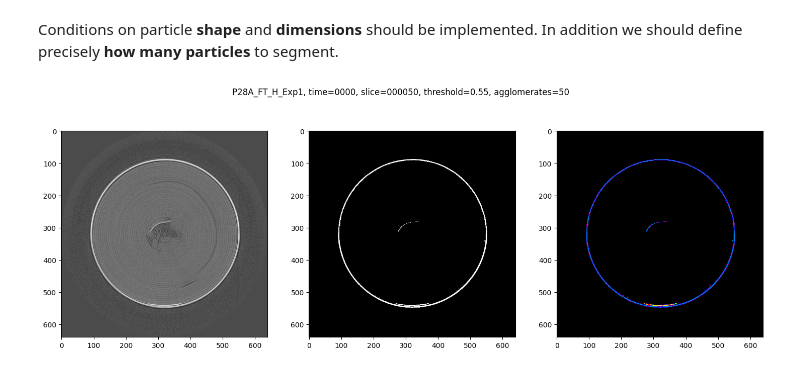
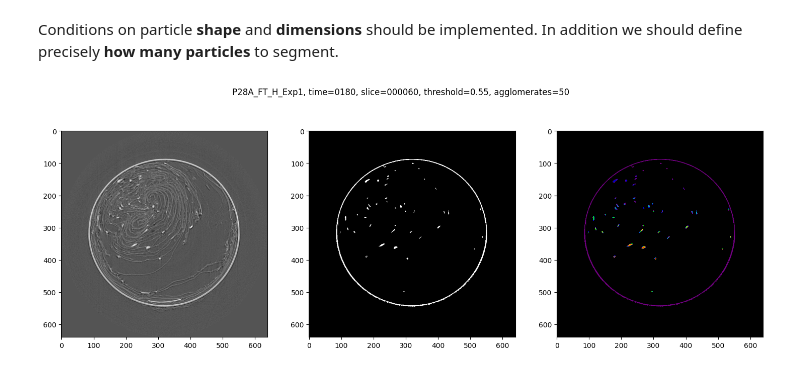
Before and after one commit to venturellimatteo/fasttomo, a Jupyter notebook: manual_segmentation.ipynb, the cells around one changed output. Cells and saved outputs as stored; diff of their text form; code cells hidden in the pictures.

```diff
--- a/manual_segmentation.ipynb
+++ b/manual_segmentation.ipynb
@@ -15,8 +15,17 @@ def time_directory(time):
     return time_dir
 # %% [markdown]
 Conditions on particle **shape** and **dimensions** should be implemented. In addition we should define precisely **how many particles** to segment.
+# %%
+def isAgglomerate(rps, i, smallest_area, eccentricity):
+    # Check if the region is too small
+    if rps[i].area < smallest_area:
+        return False
+    # Check if the region is rounded (axis_major_length vs axis_minor_length) (area vs area_convex) (axis_major_length vs equivalent_diameter_area)
+    if rps[i].eccentricity > eccentricity:
+        return False
+    return True
 # %%
-def print_segmented_image(exp, time, slice, threshold, n_agglomerates):
+def print_segmented_image(exp, time, slice, threshold=0.55, n_agglomerates=50, smallest_area=5, eccentricity=0.99, save=False):
 
     parent_dir = 'Z:\\Reconstructions\\' + exp
     os.chdir(parent_dir)
@@ -33,10 +42,12 @@ def print_segmented_image(exp, time, slice, threshold, n_agglomerates):
 
     rps = regionprops(mask_labeled)
     areas = [r.area for r in rps]
+    ordered_areas = np.sort(areas)[::-1]
     idxs = np.argsort(areas)[::-1]
     new_mask = np.zeros_like(mask_labeled)
     for i in idxs[:n_agglomerates]:
-        new_mask[tuple(rps[i].coords.T)] = i + 1
+        if isAgglomerate(rps, i, smallest_area, eccentricity):
+            new_mask[tuple(rps[i].coords.T)] = i + 1
     uniform = np.copy(new_mask)
     uniform[uniform > 0] = 1
     axes[1].imshow(uniform, cmap='Greys_r')
@@ -44,8 +55,9 @@ def print_segmented_image(exp, time, slice, threshold, n_agglomerates):
     colored[colored > 0] = colored[colored > 0] + n_agglomerates/10
     axes[2].imshow(colored, cmap='nipy_spectral')
     fig.suptitle(str(exp) + ', time=' + str(time).zfill(4) + ', slice=' + str(slice).zfill(6) + ', threshold=' + str(threshold) + ', agglomerates=' + str(n_agglomerates))
-    plt.savefig(str(exp) + '_' + str(time).zfill(4) + '_' + str(slice).zfill(6) + '_segmented.png', dpi=600)
+    if save:
+        plt.savefig(str(exp) + '_' + str(time).zfill(4) + '_' + str(slice).zfill(6) + '_segmented.png', dpi=600)
 # %%
-print_segmented_image(exp='P28A_FT_H_Exp1', time=0, slice=50, threshold=0.55, n_agglomerates=50)
+print_segmented_image(exp='P28A_FT_H_Exp1', time=180, slice=60)
 # %% [output]
-[figure, old version]
+[figure, new version]
```
